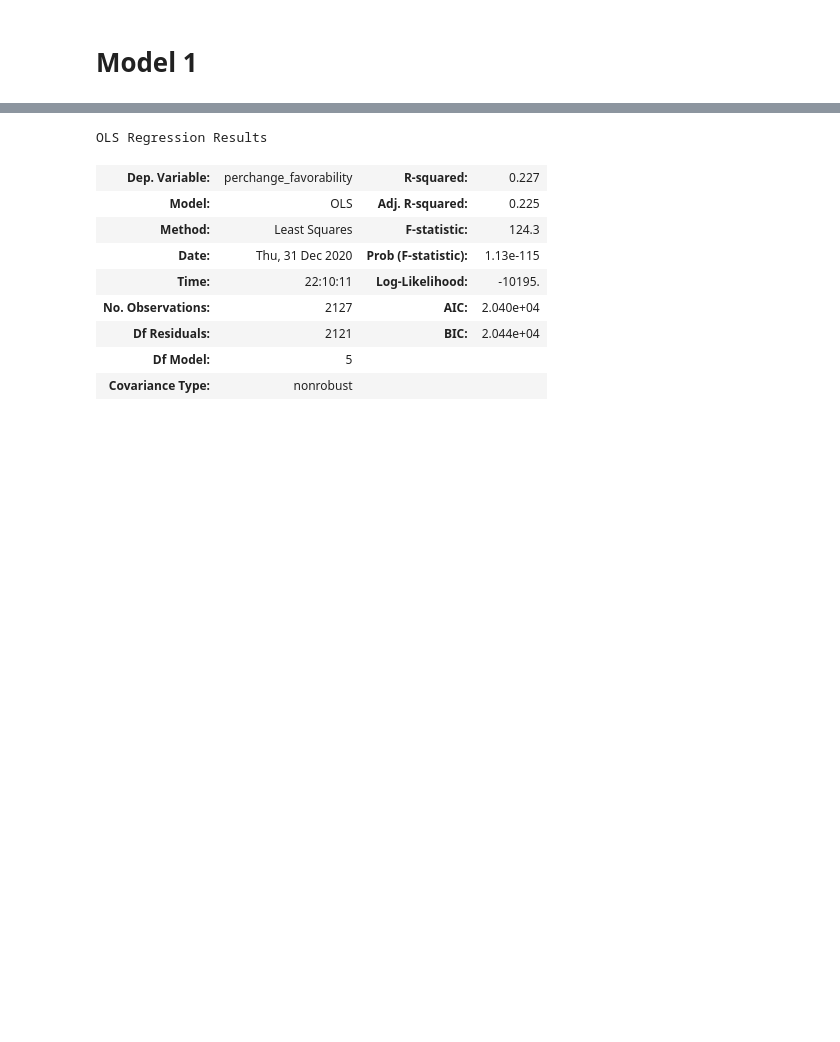
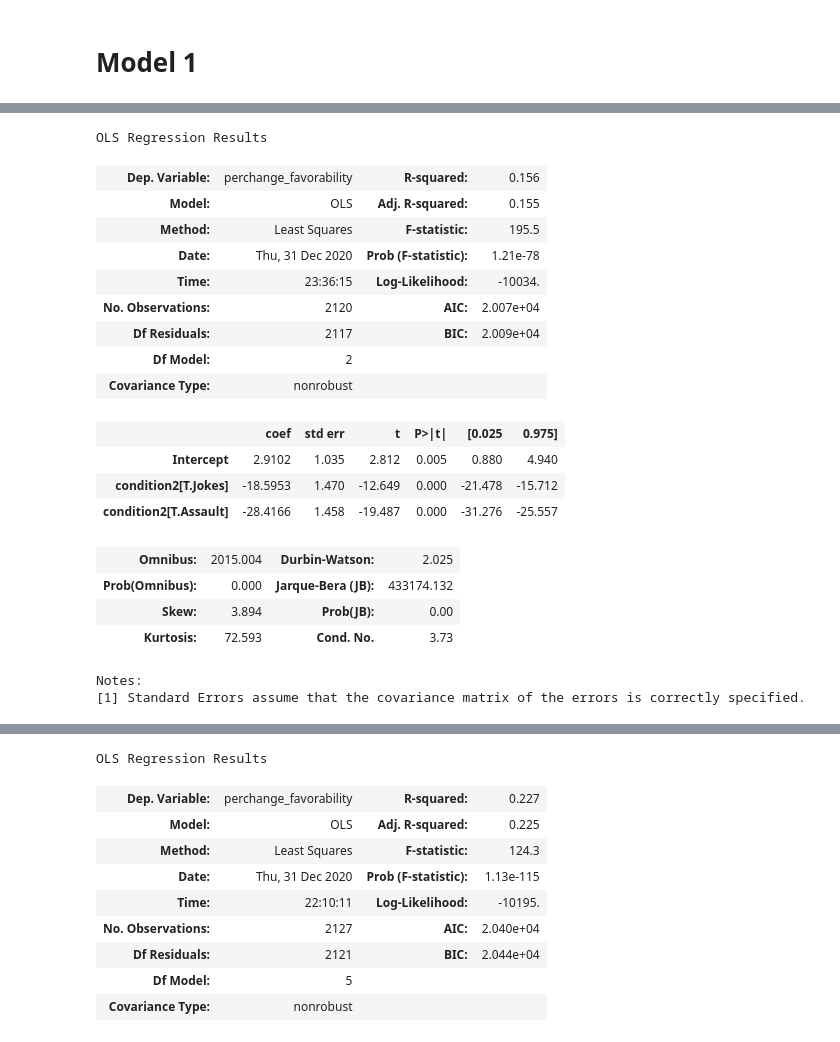
Before and after one commit to mattcingram/rep1_python, a Jupyter notebook: code/rep1_python.ipynb, the cells around one changed output, grey strips where cells are left out. Drawn from its saved outputs; the diff is of its cells as text; code cells hidden in the pictures; blank space fills up the shorter version.

```diff
--- a/code/rep1_python.ipynb
+++ b/code/rep1_python.ipynb
@@ -609,3 +613,26 @@ OLS Regression Results
 | Kurtosis: | 57.563 | Cond. No. | 3.74 |
 Notes:
 [1] Standard Errors assume that the covariance matrix of the errors is correctly specified.
+# %%
+m2.summary()
+# %% [output]
+OLS Regression Results
+| Dep. Variable: | perchange_favorability | R-squared: | 0.156 |
+| Model: | OLS | Adj. R-squared: | 0.155 |
+| Method: | Least Squares | F-statistic: | 195.5 |
+| Date: | Thu, 31 Dec 2020 | Prob (F-statistic): | 1.21e-78 |
+| Time: | 23:36:15 | Log-Likelihood: | -10034. |
+| No. Observations: | 2120 | AIC: | 2.007e+04 |
+| Df Residuals: | 2117 | BIC: | 2.009e+04 |
+| Df Model: | 2 |  |  |
+| Covariance Type: | nonrobust |  |  |
+|  | coef | std err | t | P>|t| | [0.025 | 0.975] |
+| Intercept | 2.9102 | 1.035 | 2.812 | 0.005 | 0.880 | 4.940 |
+| condition2[T.Jokes] | -18.5953 | 1.470 | -12.649 | 0.000 | -21.478 | -15.712 |
+| condition2[T.Assault] | -28.4166 | 1.458 | -19.487 | 0.000 | -31.276 | -25.557 |
+| Omnibus: | 2015.004 | Durbin-Watson: | 2.025 |
+| Prob(Omnibus): | 0.000 | Jarque-Bera (JB): | 433174.132 |
+| Skew: | 3.894 | Prob(JB): | 0.00 |
+| Kurtosis: | 72.593 | Cond. No. | 3.73 |
+Notes:
+[1] Standard Errors assume that the covariance matrix of the errors is correctly specified.
```
Also changed, not shown: parts of 12 cells of this notebook.
